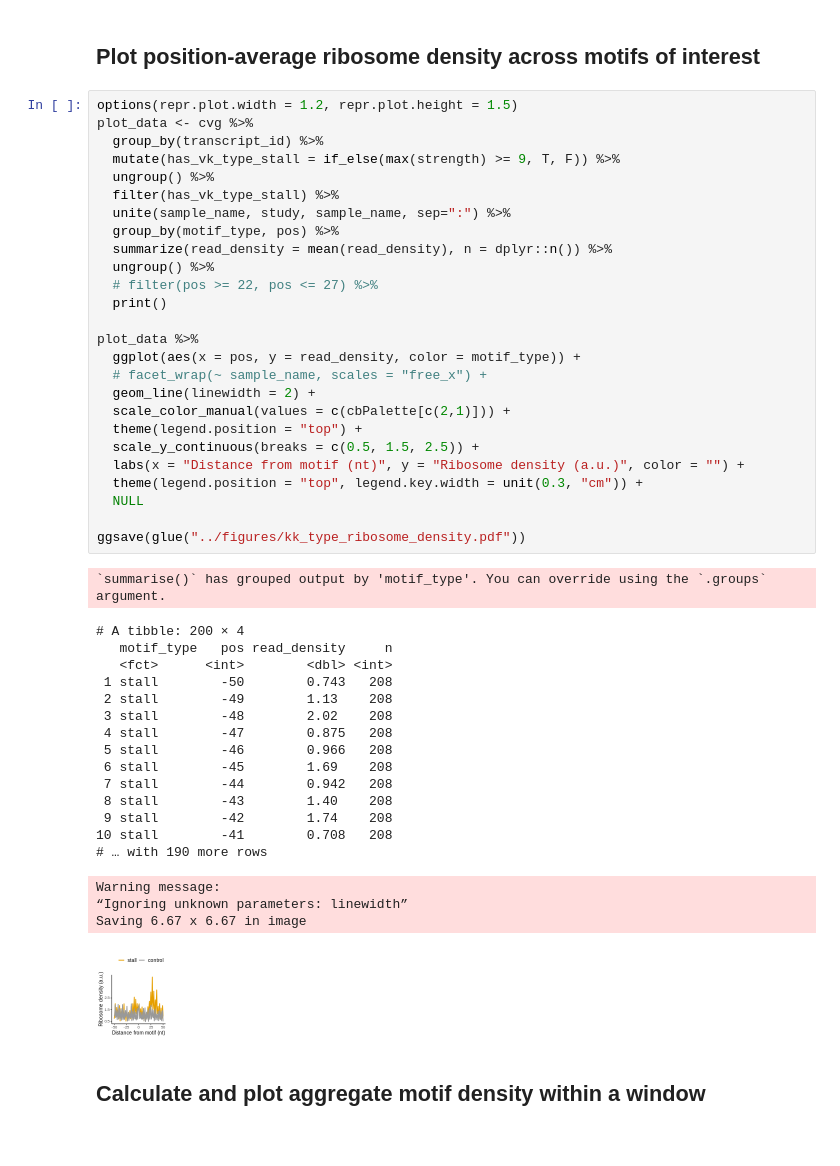
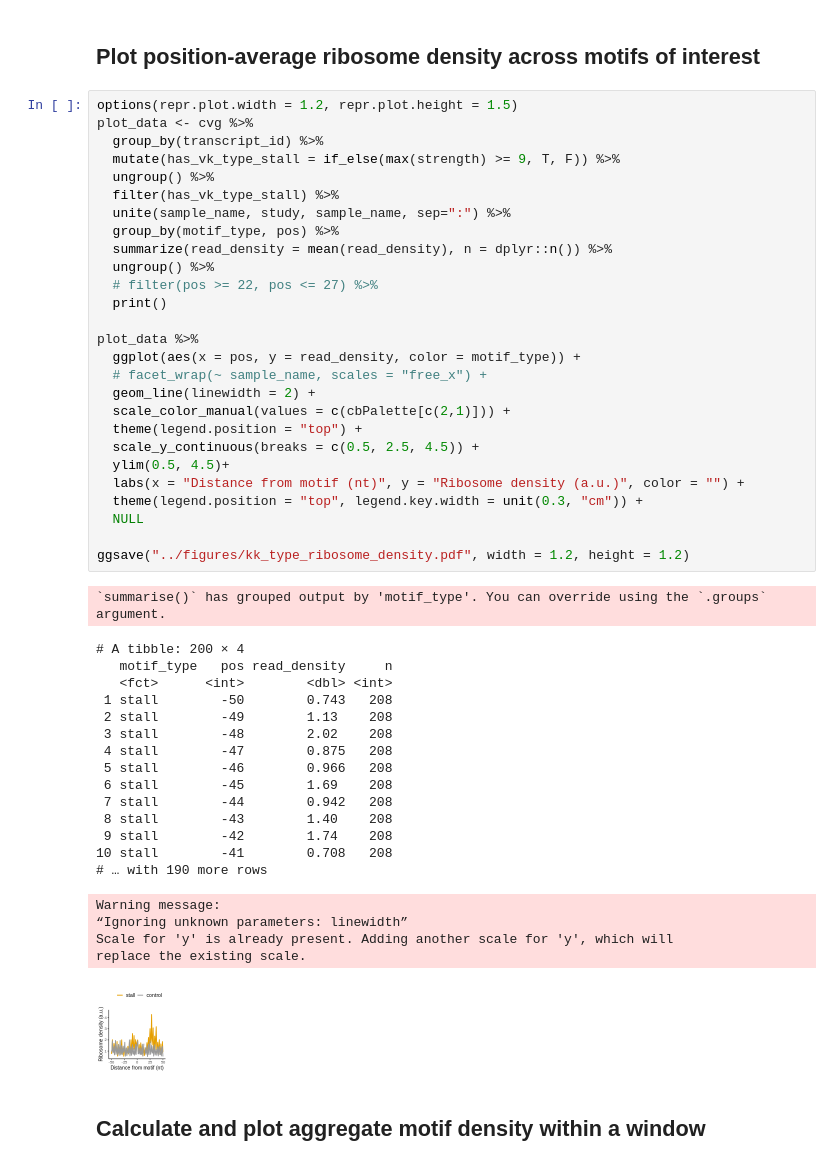
Before and after one commit to rasilab/burke_2022, a Jupyter notebook: analysis/riboseq/han2020/scripts/plot_kk_type_density_han2020.ipynb, the cells around one changed output. Cells and saved outputs as stored; diff of their text form.

```diff
--- a/analysis/riboseq/han2020/scripts/plot_kk_type_density_han2020.ipynb
+++ b/analysis/riboseq/han2020/scripts/plot_kk_type_density_han2020.ipynb
@@ -146,37 +146,39 @@ plot_data <- cvg %>%
   print()
 
 plot_data %>%
   ggplot(aes(x = pos, y = read_density, color = motif_type)) +
   # facet_wrap(~ sample_name, scales = "free_x") +
   geom_line(linewidth = 2) +
   scale_color_manual(values = c(cbPalette[c(2,1)])) +
   theme(legend.position = "top") +
-  scale_y_continuous(breaks = c(0.5, 1.5, 2.5)) +
+  scale_y_continuous(breaks = c(0.5, 2.5, 4.5)) +
+  ylim(0.5, 4.5)+
   labs(x = "Distance from motif (nt)", y = "Ribosome density (a.u.)", color = "") +
   theme(legend.position = "top", legend.key.width = unit(0.3, "cm")) +
   NULL
 
-ggsave(glue("../figures/kk_type_ribosome_density.pdf"))
+ggsave("../figures/kk_type_ribosome_density.pdf", width = 1.2, height = 1.2)
 # %% [output]
 `summarise()` has grouped output by 'motif_type'. You can override using the `.groups` argument.
 # A tibble: 200 × 4
    motif_type   pos read_density     n
    <fct>      <int>        <dbl> <int>
  1 stall        -50        0.743   208
  2 stall        -49        1.13    208
  3 stall        -48        2.02    208
  4 stall        -47        0.875   208
  5 stall        -46        0.966   208
  6 stall        -45        1.69    208
  7 stall        -44        0.942   208
  8 stall        -43        1.40    208
  9 stall        -42        1.74    208
 10 stall        -41        0.708   208
 # … with 190 more rows
 Warning message:
 “Ignoring unknown parameters: linewidth”
-Saving 6.67 x 6.67 in image
+Scale for 'y' is already present. Adding another scale for 'y', which will
+replace the existing scale.
-[figure, old version]
+[figure, new version]
 # %% [markdown]
 ## Calculate and plot aggregate motif density within a window
 # %%
```
Also changed, not shown: parts of 4 cells of this notebook, 9 other files.
